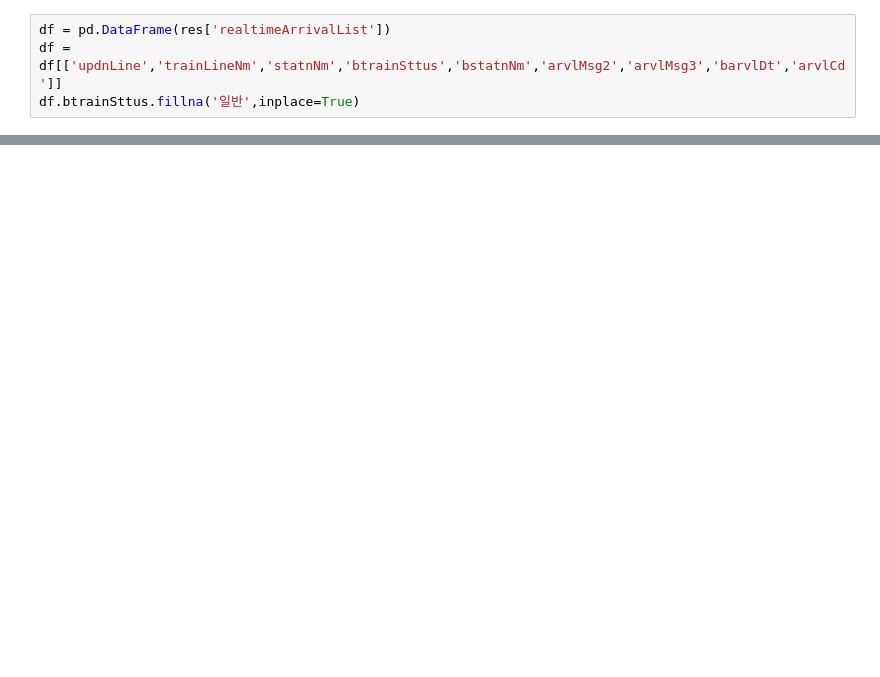
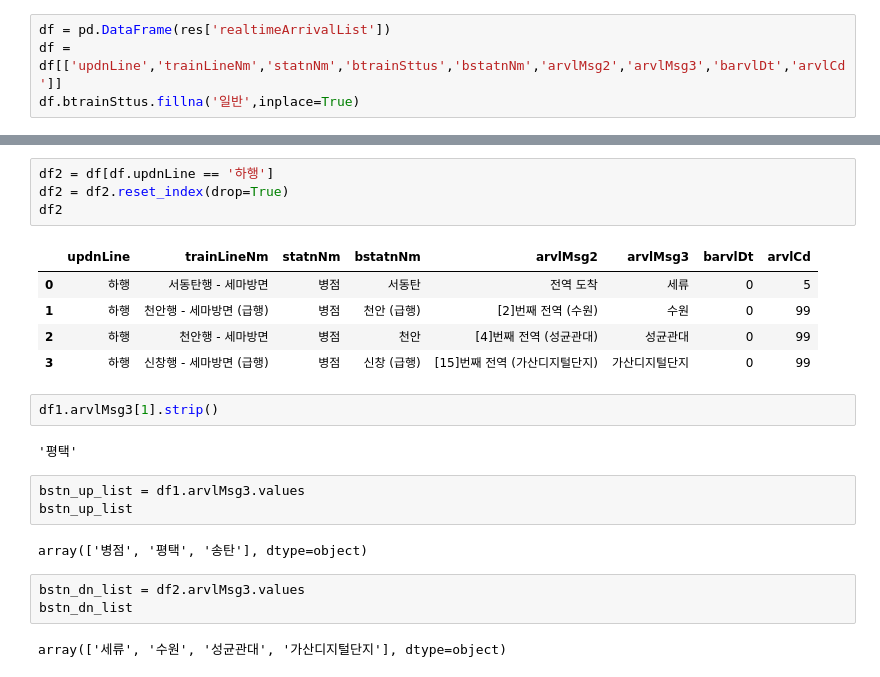
Before and after one commit to Mayhem-XD/DataAnalysis, a Jupyter notebook: 90.test/sai.ipynb, the cells around one changed output, grey strips where cells are left out. Saved outputs shown, nothing was run; the diff lists cells and outputs as text; blank space fills up the shorter version.

```diff
--- a/90.test/sai.ipynb
+++ b/90.test/sai.ipynb
@@ -101,0 +186,24 @@ dtype: int64
+# %%
+df2 = df[df.updnLine == '하행']
+df2 = df2.reset_index(drop=True)
+df2
+# %% [output]
+|  | updnLine | trainLineNm | statnNm | bstatnNm | arvlMsg2 | arvlMsg3 | barvlDt | arvlCd |
+| 0 | 하행 | 서동탄행 - 세마방면 | 병점 | 서동탄 | 전역 도착 | 세류 | 0 | 5 |
+| 1 | 하행 | 천안행 - 세마방면 (급행) | 병점 | 천안 (급행) | [2]번째 전역 (수원) | 수원 | 0 | 99 |
+| 2 | 하행 | 천안행 - 세마방면 | 병점 | 천안 | [4]번째 전역 (성균관대) | 성균관대 | 0 | 99 |
+| 3 | 하행 | 신창행 - 세마방면 (급행) | 병점 | 신창 (급행) | [15]번째 전역 (가산디지털단지) | 가산디지털단지 | 0 | 99 |
+# %%
+df1.arvlMsg3[1].strip()
+# %% [output]
+'평택'
+# %%
+bstn_up_list = df1.arvlMsg3.values
+bstn_up_list
+# %% [output]
+array(['병점', '평택', '송탄'], dtype=object)
+# %%
+bstn_dn_list = df2.arvlMsg3.values
+bstn_dn_list
+# %% [output]
+array(['세류', '수원', '성균관대', '가산디지털단지'], dtype=object)
```
Also changed, not shown: parts of 22 cells of this notebook, 1 other file.
